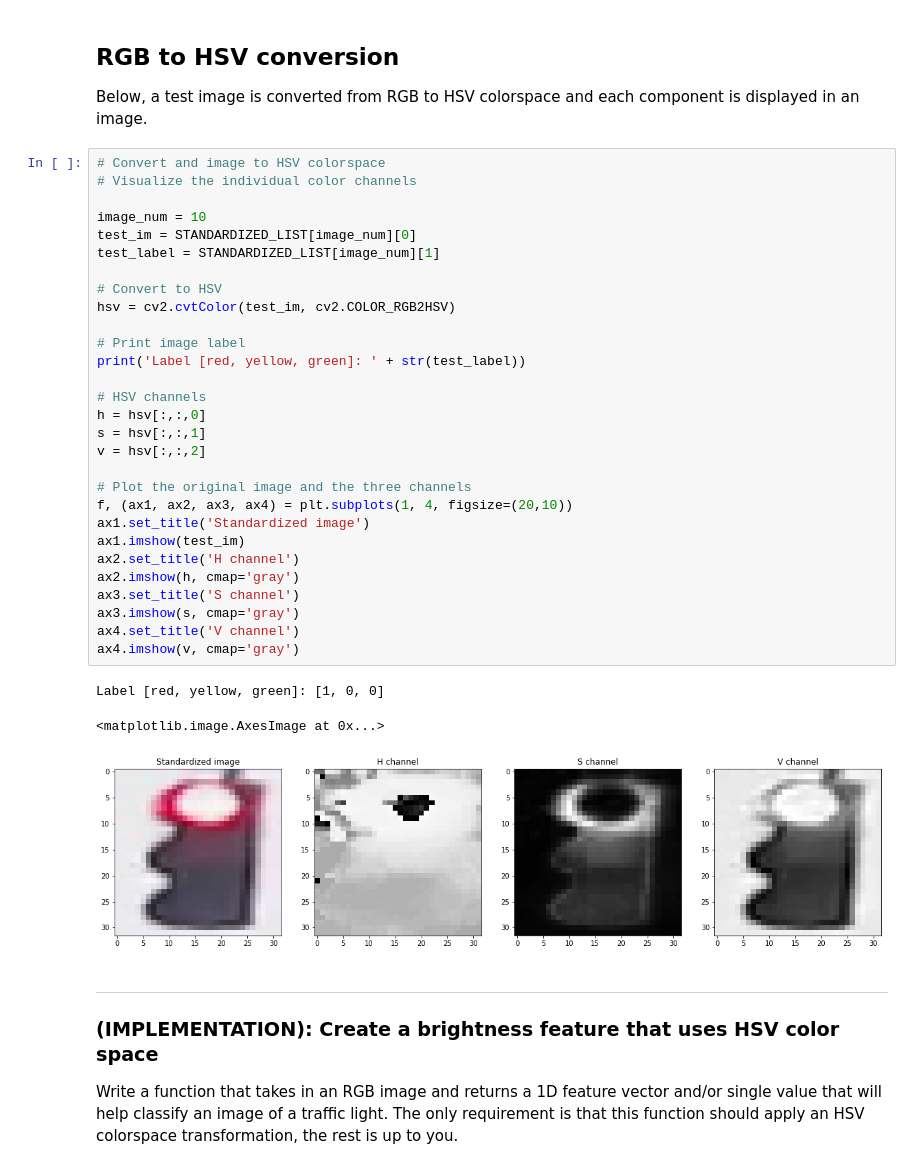
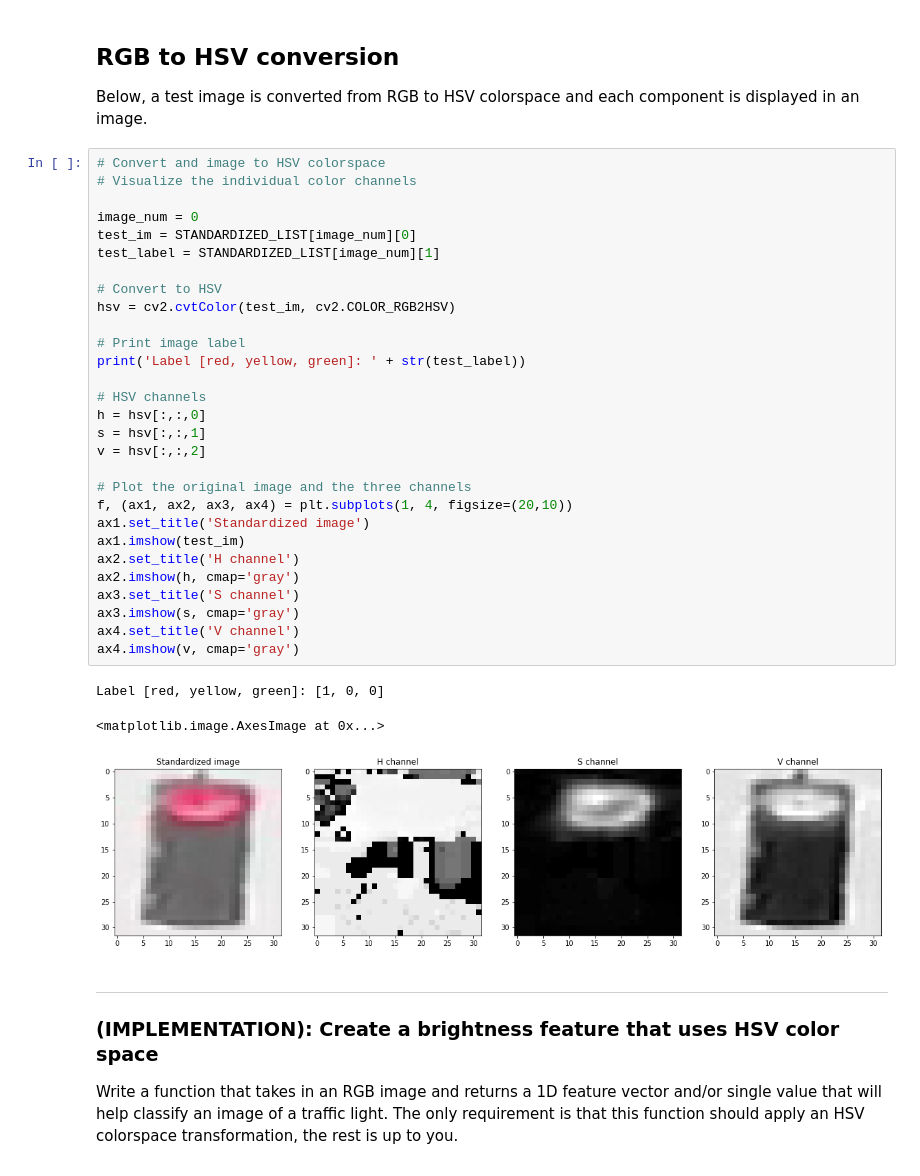
Before and after one commit to flit86/traffic_light, a Jupyter notebook: Traffic_Light_Classifier.ipynb, the cells around one changed output. Saved outputs shown, nothing was run; the diff lists cells and outputs as text.

```diff
--- a/Traffic_Light_Classifier.ipynb
+++ b/Traffic_Light_Classifier.ipynb
@@ -307,35 +307,35 @@ Below, a test image is converted from RGB to HSV colorspace and each component i
 # Convert and image to HSV colorspace
 # Visualize the individual color channels
 
-image_num = 10
+image_num = 0
 test_im = STANDARDIZED_LIST[image_num][0]
 test_label = STANDARDIZED_LIST[image_num][1]
 
 # Convert to HSV
 hsv = cv2.cvtColor(test_im, cv2.COLOR_RGB2HSV)
 
 # Print image label
 print('Label [red, yellow, green]: ' + str(test_label))
 
 # HSV channels
 h = hsv[:,:,0]
 s = hsv[:,:,1]
 v = hsv[:,:,2]
 
 # Plot the original image and the three channels
 f, (ax1, ax2, ax3, ax4) = plt.subplots(1, 4, figsize=(20,10))
 ax1.set_title('Standardized image')
 ax1.imshow(test_im)
 ax2.set_title('H channel')
 ax2.imshow(h, cmap='gray')
 ax3.set_title('S channel')
 ax3.imshow(s, cmap='gray')
 ax4.set_title('V channel')
 ax4.imshow(v, cmap='gray')
 # %% [output]
 Label [red, yellow, green]: [1, 0, 0]
 <matplotlib.image.AxesImage at 0x...>
-[figure, old version]
+[figure, new version]
 # %% [markdown]
 ---
 <a id='task7'></a>
```
Also changed, not shown: parts of 10 cells of this notebook.
